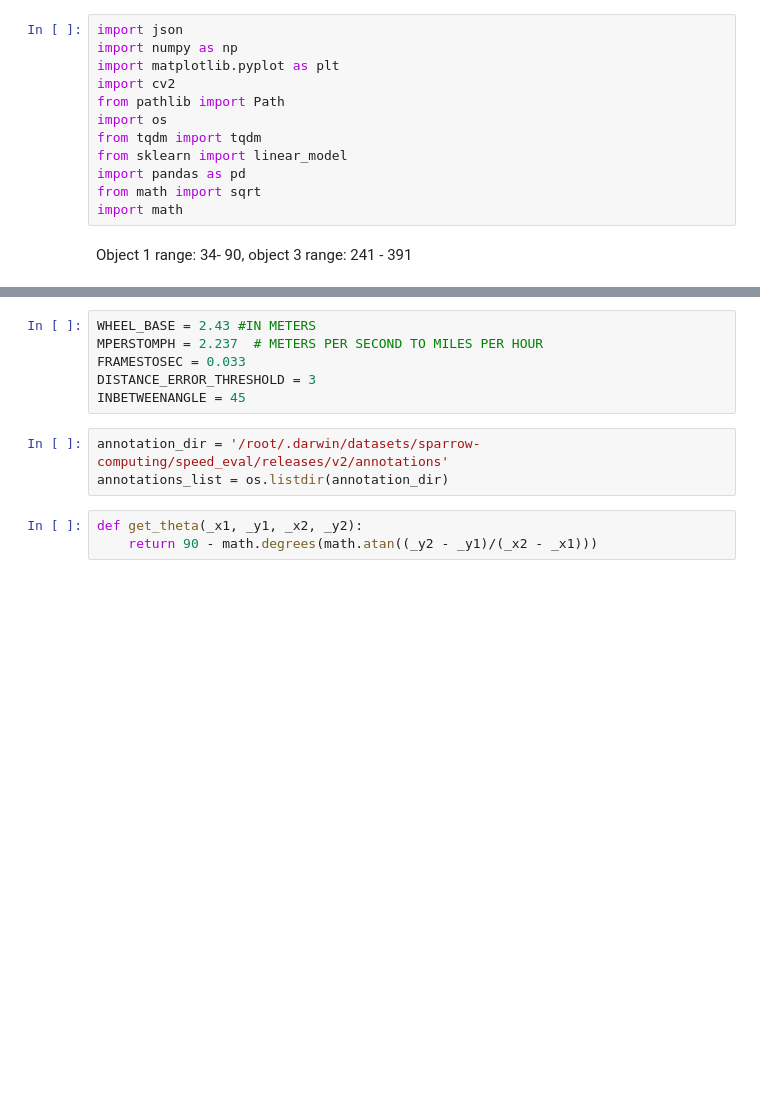
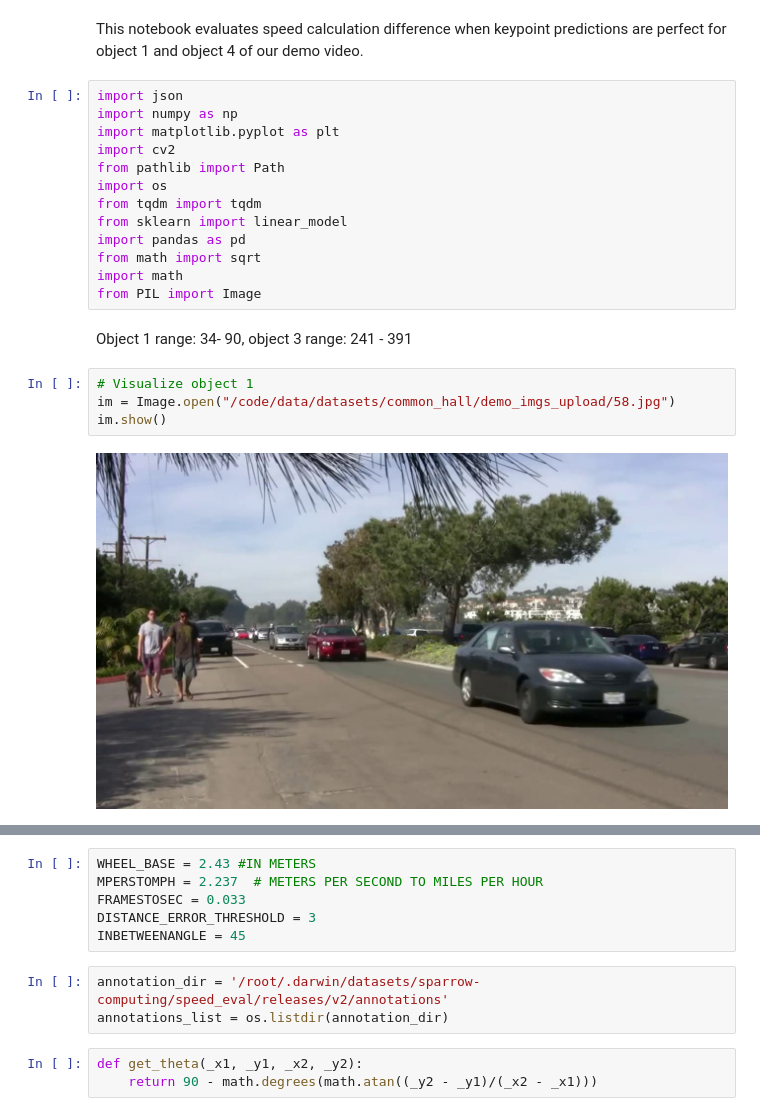
Before and after one commit to sparrowml/Speed-Trap-2022, a Jupyter notebook: notebooks/Evaluation/speed_eval.ipynb, the cells around one changed output, grey strips where cells are left out. Saved outputs shown, nothing was run; the diff lists cells and outputs as text; blank space fills up the shorter version.

```diff
--- a/notebooks/Evaluation/speed_eval.ipynb
+++ b/notebooks/Evaluation/speed_eval.ipynb
@@ -1,3 +1,5 @@
+# %% [markdown]
+This notebook evaluates speed calculation difference when keypoint predictions are perfect for object 1 and object 4 of our demo video.
 # %%
 import json
 import numpy as np
@@ -10,5 +12,12 @@ from sklearn import linear_model
 import pandas as pd
 from math import sqrt
 import math
+from PIL import Image
 # %% [markdown]
 Object 1 range: 34- 90, object 3 range: 241 - 391
+# %%
+# Visualize object 1
+im = Image.open("/code/data/datasets/common_hall/demo_imgs_upload/58.jpg")
+im.show()
+# %% [output]
+[figure, added]
```
Also changed, not shown: parts of 10 cells of this notebook, 8 other files.
